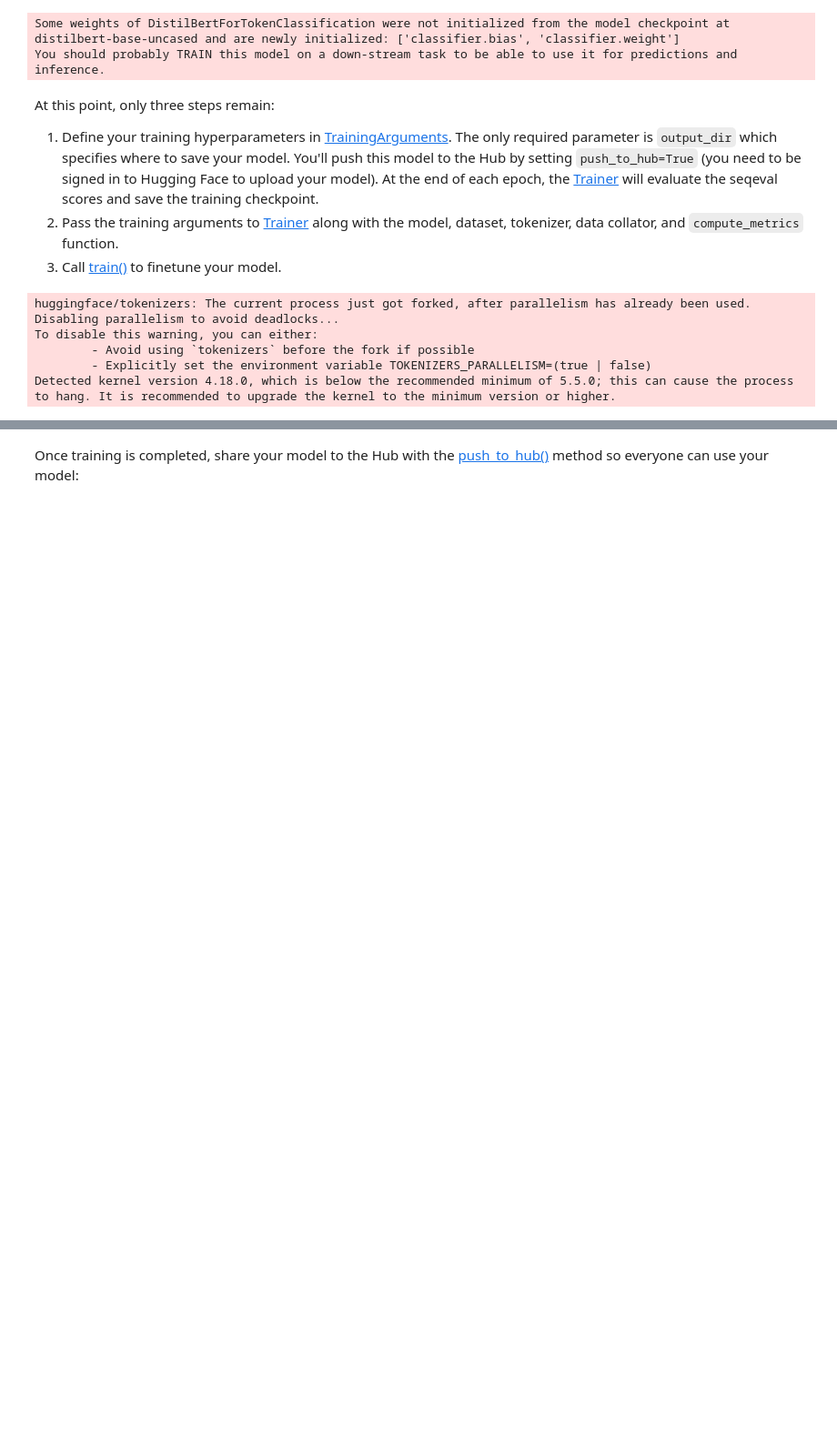
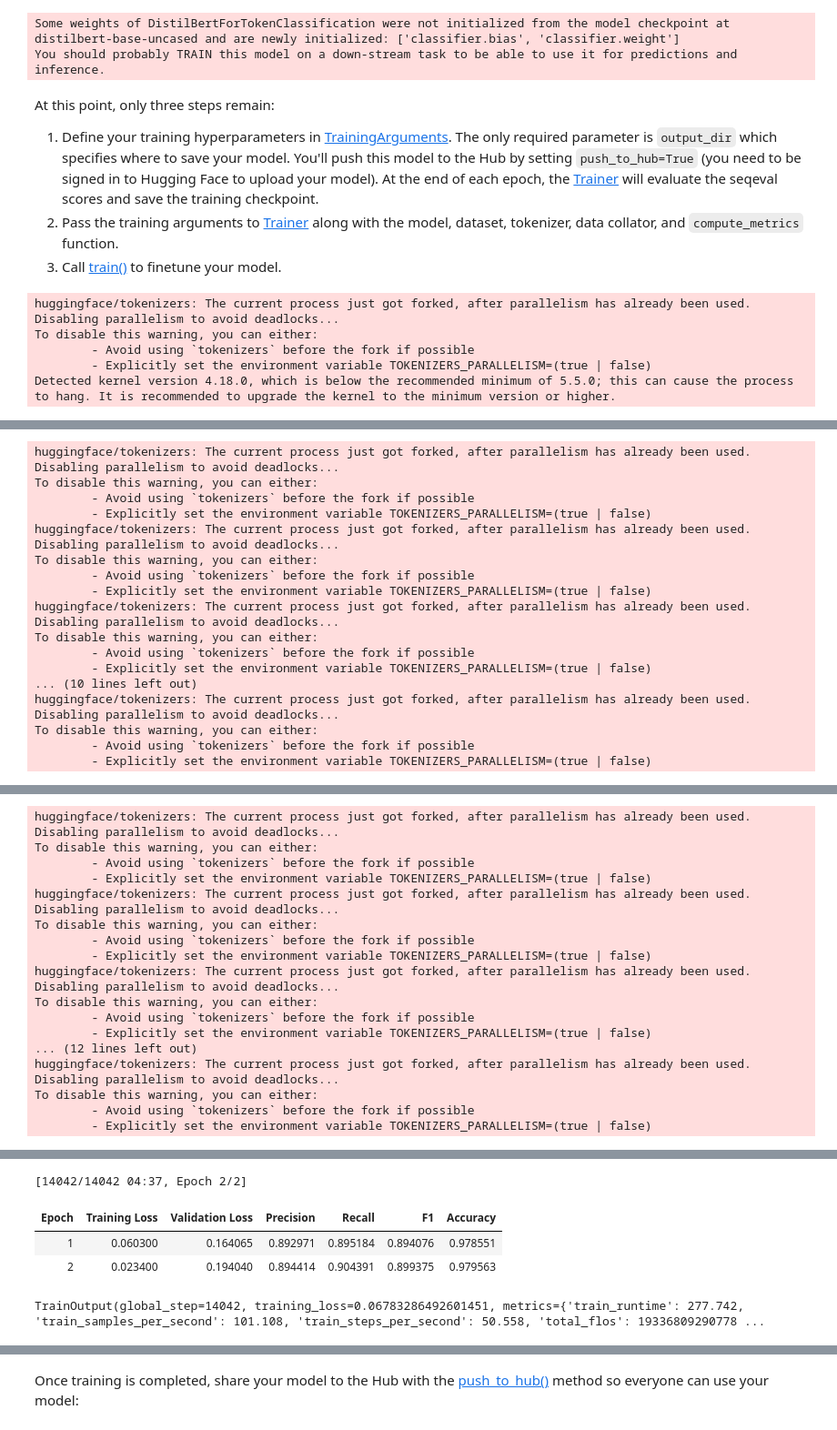
Before and after one commit to ntson2002/demo-text-classification, a Jupyter notebook: Lab6-NER_Token_classification_CONLL2003_Training.ipynb, the cells around one changed output, grey strips where cells are left out. Shown at 91% size. Cells and saved outputs as stored; diff of their text form; code cells hidden in the pictures; blank space fills up the shorter version.

Commit message:
add train ner

```diff
--- a/Lab6-NER_Token_classification_CONLL2003_Training.ipynb
+++ b/Lab6-NER_Token_classification_CONLL2003_Training.ipynb
@@ -326,8 +320,8 @@ At this point, only three steps remain:
 training_args = TrainingArguments(
     output_dir="output/ner_conll2003_model",
     learning_rate=2e-5,
-    per_device_train_batch_size=16,
-    per_device_eval_batch_size=16,
+    per_device_train_batch_size=2,
+    per_device_eval_batch_size=2,
     num_train_epochs=2,
     weight_decay=0.01,
     eval_strategy="epoch",
@@ -356,0 +352,17 @@ Detected kernel version 4.18.0, which is below the recommended minimum of 5.5.0;
+huggingface/tokenizers: The current process just got forked, after parallelism has already been used. Disabling parallelism to avoid deadlocks...
+To disable this warning, you can either:
+        - Avoid using `tokenizers` before the fork if possible
+        - Explicitly set the environment variable TOKENIZERS_PARALLELISM=(true | false)
+huggingface/tokenizers: The current process just got forked, after parallelism has already been used. Disabling parallelism to avoid deadlocks...
+To disable this warning, you can either:
+        - Avoid using `tokenizers` before the fork if possible
+        - Explicitly set the environment variable TOKENIZERS_PARALLELISM=(true | false)
+huggingface/tokenizers: The current process just got forked, after parallelism has already been used. Disabling parallelism to avoid deadlocks...
+To disable this warning, you can either:
+        - Avoid using `tokenizers` before the fork if possible
+        - Explicitly set the environment variable TOKENIZERS_PARALLELISM=(true | false)
+... (10 lines left out)
+huggingface/tokenizers: The current process just got forked, after parallelism has already been used. Disabling parallelism to avoid deadlocks...
+To disable this warning, you can either:
+        - Avoid using `tokenizers` before the fork if possible
+        - Explicitly set the environment variable TOKENIZERS_PARALLELISM=(true | false)
@@ -356,0 +373,17 @@ Detected kernel version 4.18.0, which is below the recommended minimum of 5.5.0;
+huggingface/tokenizers: The current process just got forked, after parallelism has already been used. Disabling parallelism to avoid deadlocks...
+To disable this warning, you can either:
+        - Avoid using `tokenizers` before the fork if possible
+        - Explicitly set the environment variable TOKENIZERS_PARALLELISM=(true | false)
+huggingface/tokenizers: The current process just got forked, after parallelism has already been used. Disabling parallelism to avoid deadlocks...
+To disable this warning, you can either:
+        - Avoid using `tokenizers` before the fork if possible
+        - Explicitly set the environment variable TOKENIZERS_PARALLELISM=(true | false)
+huggingface/tokenizers: The current process just got forked, after parallelism has already been used. Disabling parallelism to avoid deadlocks...
+To disable this warning, you can either:
+        - Avoid using `tokenizers` before the fork if possible
+        - Explicitly set the environment variable TOKENIZERS_PARALLELISM=(true | false)
+... (12 lines left out)
+huggingface/tokenizers: The current process just got forked, after parallelism has already been used. Disabling parallelism to avoid deadlocks...
+To disable this warning, you can either:
+        - Avoid using `tokenizers` before the fork if possible
+        - Explicitly set the environment variable TOKENIZERS_PARALLELISM=(true | false)
@@ -356,0 +392,5 @@ Detected kernel version 4.18.0, which is below the recommended minimum of 5.5.0;
+[14042/14042 04:37, Epoch 2/2]
+| Epoch | Training Loss | Validation Loss | Precision | Recall | F1 | Accuracy |
+| 1 | 0.060300 | 0.164065 | 0.892971 | 0.895184 | 0.894076 | 0.978551 |
+| 2 | 0.023400 | 0.194040 | 0.894414 | 0.904391 | 0.899375 | 0.979563 |
+TrainOutput(global_step=14042, training_loss=0.06783286492601451, metrics={'train_runtime': 277.742, 'train_samples_per_second': 101.108, 'train_steps_per_second': 50.558, 'total_flos': 19336809290778 ...
```
Also changed, not shown: parts of 10 cells of this notebook.
